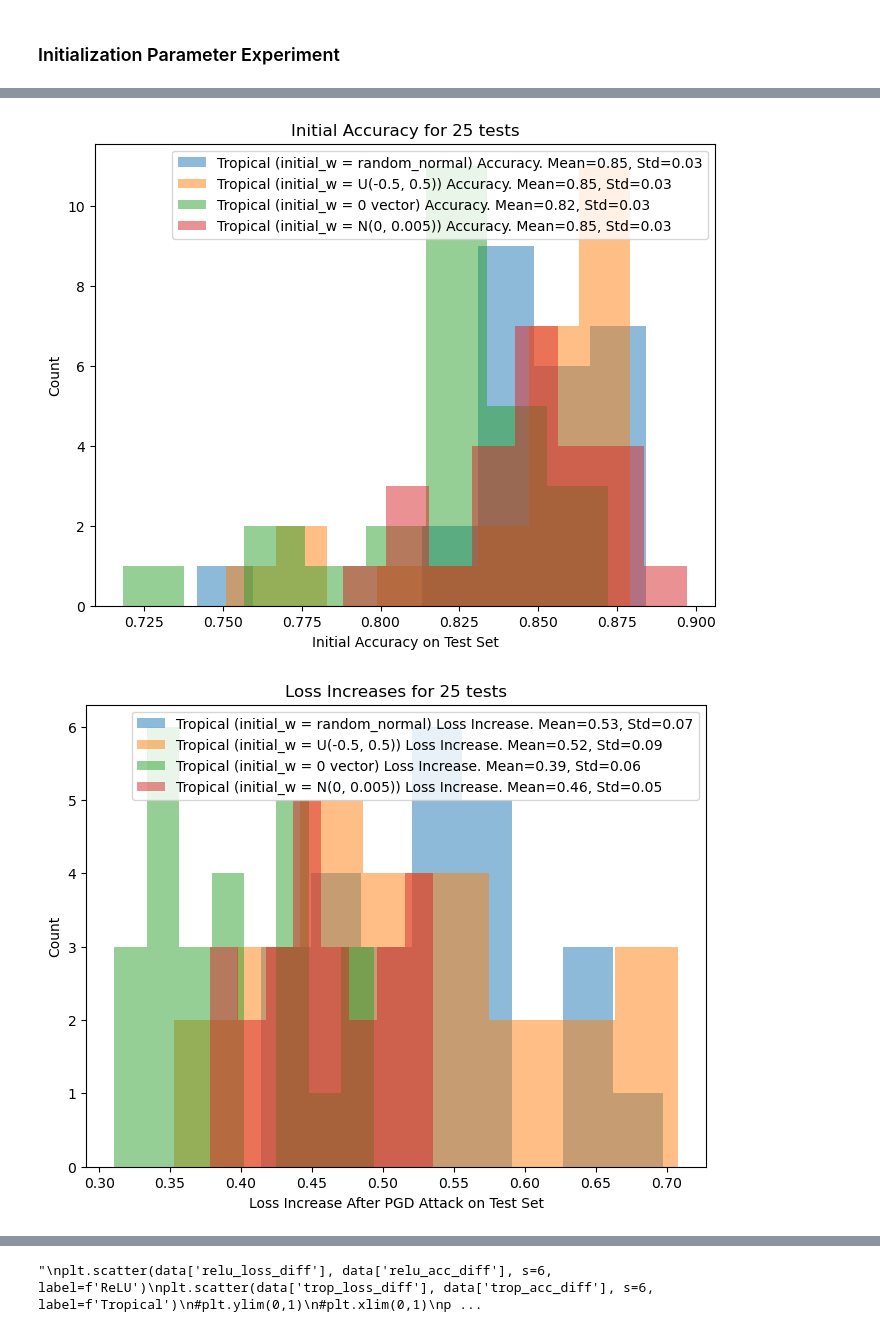
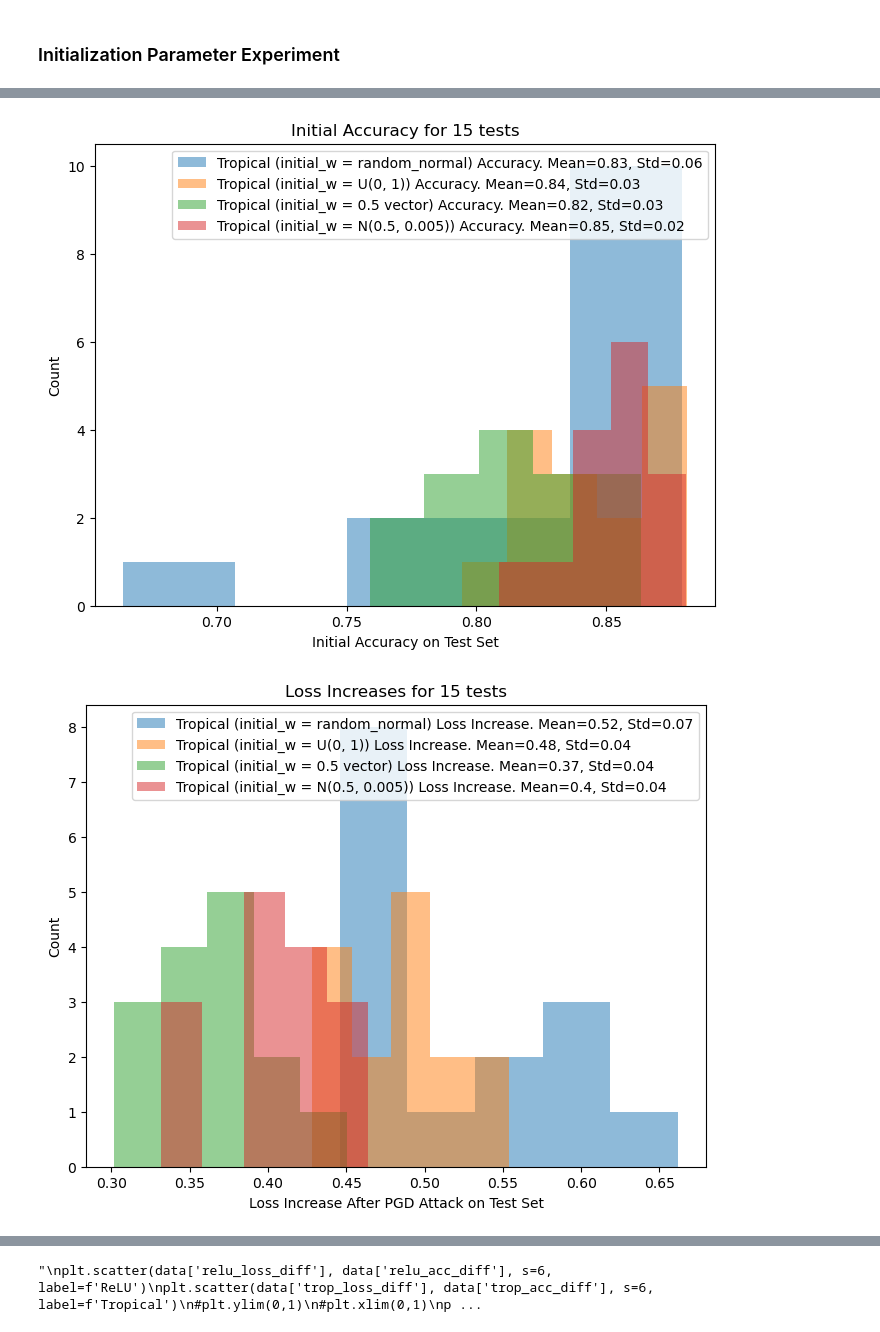
Before and after one commit to deryk96/TropicalNN, a Jupyter notebook: TropicalTest.ipynb, the cells around one changed output, grey strips where cells are left out. Cells and saved outputs as stored; diff of their text form; code cells hidden in the pictures.

```diff
--- a/TropicalTest.ipynb
+++ b/TropicalTest.ipynb
@@ -66,15 +105,15 @@ ReLU model built. Elapsed time: 10.10 seconds /// 0.17 minutes.
 KeyboardInterrupt:
 # %%
 scat_size = 8
-bin_num = 8
+bin_num = 5
 hist_wid = 8
 hist_hei = 6
-data = pd.read_csv("output1.csv")
+data = pd.read_csv("output2.csv")
 rowNum = data.shape[0]
 
-data["relu_loss_diff"] = data['relu_post_loss'] - data['relu_pre_loss']
+#data["relu_loss_diff"] = data['relu_post_loss'] - data['relu_pre_loss']
 data["trop_loss_diff1"] = data['trop_post_loss1'] - data['trop_pre_loss1']
-data["relu_acc_diff"] = data['relu_post_acc'] - data['relu_pre_acc']
+#data["relu_acc_diff"] = data['relu_post_acc'] - data['relu_pre_acc']
 data["trop_acc_diff1"] = data['trop_post_acc1'] - data['trop_pre_acc1']
 
 data["trop_loss_diff2"] = data['trop_post_loss2'] - data['trop_pre_loss2']
@@ -88,9 +127,9 @@ data["trop_acc_diff4"] = data['trop_post_acc4'] - data['trop_pre_acc4']
 
 plt.figure(figsize=(hist_wid,hist_hei))
 plt.hist(np.array(data["trop_pre_loss1"]), bins=bin_num, alpha=0.5, label=f'Tropical (initial_w = random_normal) Loss. Mean={round(data["trop_pre_loss1"].mean(),2)}, Std={round(data["trop_pre_loss1"].std(),2)}')
-plt.hist(np.array(data["trop_pre_loss2"]), bins=bin_num, alpha=0.5, label=f'Tropical (initial_w = U(-0.5, 0.5)) Loss. Mean={round(data["trop_pre_loss2"].mean(),2)}, Std={round(data["trop_pre_loss2"].std(),2)}')
-plt.hist(np.array(data["trop_pre_loss3"]), bins=bin_num, alpha=0.5, label=f'Tropical (initial_w = 0 vector) Loss. Mean={round(data["trop_pre_loss3"].mean(),2)}, Std={round(data["trop_pre_loss3"].std(),2)}')
-plt.hist(np.array(data["trop_pre_loss4"]), bins=bin_num, alpha=0.5, label=f'Tropical (initial_w = N(0, 0.005)) Loss. Mean={round(data["trop_pre_loss4"].mean(),2)}, Std={round(data["trop_pre_loss4"].std(),2)}')
+plt.hist(np.array(data["trop_pre_loss2"]), bins=bin_num, alpha=0.5, label=f'Tropical (initial_w = U(0, 1)) Loss. Mean={round(data["trop_pre_loss2"].mean(),2)}, Std={round(data["trop_pre_loss2"].std(),2)}')
+plt.hist(np.array(data["trop_pre_loss3"]), bins=bin_num, alpha=0.5, label=f'Tropical (initial_w = 0.5 vector) Loss. Mean={round(data["trop_pre_loss3"].mean(),2)}, Std={round(data["trop_pre_loss3"].std(),2)}')
+plt.hist(np.array(data["trop_pre_loss4"]), bins=bin_num, alpha=0.5, label=f'Tropical (initial_w = N(0.5, 0.005)) Loss. Mean={round(data["trop_pre_loss4"].mean(),2)}, Std={round(data["trop_pre_loss4"].std(),2)}')
 plt.xlabel('Initial Loss on Test Set')
 plt.ylabel('Count')
 plt.title(f'Initial Loss for {rowNum} tests')
@@ -99,9 +138,9 @@ plt.show()
 
 plt.figure(figsize=(hist_wid,hist_hei))
 plt.hist(np.array(data["trop_pre_acc1"]), bins=bin_num, alpha=0.5, label=f'Tropical (initial_w = random_normal) Accuracy. Mean={round(data["trop_pre_acc1"].mean(),2)}, Std={round(data["trop_pre_acc1"].std(),2)}')
-plt.hist(np.array(data["trop_pre_acc2"]), bins=bin_num, alpha=0.5, label=f'Tropical (initial_w = U(-0.5, 0.5)) Accuracy. Mean={round(data["trop_pre_acc2"].mean(),2)}, Std={round(data["trop_pre_acc2"].std(),2)}')
-plt.hist(np.array(data["trop_pre_acc3"]), bins=bin_num, alpha=0.5, label=f'Tropical (initial_w = 0 vector) Accuracy. Mean={round(data["trop_pre_acc3"].mean(),2)}, Std={round(data["trop_pre_acc3"].std(),2)}')
-plt.hist(np.array(data["trop_pre_acc4"]), bins=bin_num, alpha=0.5, label=f'Tropical (initial_w = N(0, 0.005)) Accuracy. Mean={round(data["trop_pre_acc4"].mean(),2)}, Std={round(data["trop_pre_acc4"].std(),2)}')
+plt.hist(np.array(data["trop_pre_acc2"]), bins=bin_num, alpha=0.5, label=f'Tropical (initial_w = U(0, 1)) Accuracy. Mean={round(data["trop_pre_acc2"].mean(),2)}, Std={round(data["trop_pre_acc2"].std(),2)}')
+plt.hist(np.array(data["trop_pre_acc3"]), bins=bin_num, alpha=0.5, label=f'Tropical (initial_w = 0.5 vector) Accuracy. Mean={round(data["trop_pre_acc3"].mean(),2)}, Std={round(data["trop_pre_acc3"].std(),2)}')
+plt.hist(np.array(data["trop_pre_acc4"]), bins=bin_num, alpha=0.5, label=f'Tropical (initial_w = N(0.5, 0.005)) Accuracy. Mean={round(data["trop_pre_acc4"].mean(),2)}, Std={round(data["trop_pre_acc4"].std(),2)}')
 plt.xlabel('Initial Accuracy on Test Set')
 plt.ylabel('Count')
 plt.title(f'Initial Accuracy for {rowNum} tests')
@@ -111,9 +150,9 @@ plt.show()
 plt.figure(figsize=(hist_wid,hist_hei))
 #plt.hist(np.array(data["relu_loss_diff"]), bins=bin_num, alpha=0.5, label=f'ReLU Loss Increase. Mean={round(data["relu_loss_diff"].mean(),2)}, Std={round(data["relu_loss_diff"].std(),2)}', color='blue')
 plt.hist(np.array(data["trop_loss_diff1"]), bins=bin_num, alpha=0.5, label=f'Tropical (initial_w = random_normal) Loss Increase. Mean={round(data["trop_loss_diff1"].mean(),2)}, Std={round(data["trop_loss_diff1"].std(),2)}')
-plt.hist(np.array(data["trop_loss_diff2"]), bins=bin_num, alpha=0.5, label=f'Tropical (initial_w = U(-0.5, 0.5)) Loss Increase. Mean={round(data["trop_loss_diff2"].mean(),2)}, Std={round(data["trop_loss_diff2"].std(),2)}')
-plt.hist(np.array(data["trop_loss_diff3"]), bins=bin_num, alpha=0.5, label=f'Tropical (initial_w = 0 vector) Loss Increase. Mean={round(data["trop_loss_diff3"].mean(),2)}, Std={round(data["trop_loss_diff3"].std(),2)}')
-plt.hist(np.array(data["trop_loss_diff4"]), bins=bin_num, alpha=0.5, label=f'Tropical (initial_w = N(0, 0.005)) Loss Increase. Mean={round(data["trop_loss_diff4"].mean(),2)}, Std={round(data["trop_loss_diff4"].std(),2)}')
+plt.hist(np.array(data["trop_loss_diff2"]), bins=bin_num, alpha=0.5, label=f'Tropical (initial_w = U(0, 1)) Loss Increase. Mean={round(data["trop_loss_diff2"].mean(),2)}, Std={round(data["trop_loss_diff2"].std(),2)}')
+plt.hist(np.array(data["trop_loss_diff3"]), bins=bin_num, alpha=0.5, label=f'Tropical (initial_w = 0.5 vector) Loss Increase. Mean={round(data["trop_loss_diff3"].mean(),2)}, Std={round(data["trop_loss_diff3"].std(),2)}')
+plt.hist(np.array(data["trop_loss_diff4"]), bins=bin_num, alpha=0.5, label=f'Tropical (initial_w = N(0.5, 0.005)) Loss Increase. Mean={round(data["trop_loss_diff4"].mean(),2)}, Std={round(data["trop_loss_diff4"].std(),2)}')
 plt.xlabel('Loss Increase After PGD Attack on Test Set')
 plt.ylabel('Count')
 plt.title(f'Loss Increases for {rowNum} tests')
@@ -123,9 +162,9 @@ plt.show()
 plt.figure(figsize=(hist_wid,hist_hei))
 #plt.hist(np.array(data["relu_acc_diff"]), bins=bin_num, alpha=0.5, label=f'ReLU Accuracy Decrease. Mean={round(data["relu_acc_diff"].mean(),2)}, Std={round(data["relu_acc_diff"].std(),2)}', color='blue')
 plt.hist(np.array(data["trop_acc_diff1"]), bins=bin_num, alpha=0.5, label=f'Tropical (initial_w = random_normal) Accuracy Decrease. Mean={round(data["trop_acc_diff1"].mean(),2)}, Std={round(data["trop_acc_diff1"].std(),2)}')
-plt.hist(np.array(data["trop_acc_diff2"]), bins=bin_num, alpha=0.5, label=f'Tropical (initial_w = U(-0.5, 0.5)) Accuracy Decrease. Mean={round(data["trop_acc_diff2"].mean(),2)}, Std={round(data["trop_acc_diff2"].std(),2)}')
-plt.hist(np.array(data["trop_acc_diff3"]), bins=bin_num, alpha=0.5, label=f'Tropical (initial_w = 0 vector) Accuracy Decrease. Mean={round(data["trop_acc_diff3"].mean(),2)}, Std={round(data["trop_acc_diff3"].std(),2)}')
-plt.hist(np.array(data["trop_acc_diff4"]), bins=bin_num, alpha=0.5, label=f'Tropical (initial_w = N(0, 0.005)) Accuracy Decrease. Mean={round(data["trop_acc_diff4"].mean(),2)}, Std={round(data["trop_acc_diff4"].std(),2)}')
+plt.hist(np.array(data["trop_acc_diff2"]), bins=bin_num, alpha=0.5, label=f'Tropical (initial_w = U(0, 1)) Accuracy Decrease. Mean={round(data["trop_acc_diff2"].mean(),2)}, Std={round(data["trop_acc_diff2"].std(),2)}')
+plt.hist(np.array(data["trop_acc_diff3"]), bins=bin_num, alpha=0.5, label=f'Tropical (initial_w = 0.5 vector) Accuracy Decrease. Mean={round(data["trop_acc_diff3"].mean(),2)}, Std={round(data["trop_acc_diff3"].std(),2)}')
+plt.hist(np.array(data["trop_acc_diff4"]), bins=bin_num, alpha=0.5, label=f'Tropical (initial_w = N(0.5, 0.005)) Accuracy Decrease. Mean={round(data["trop_acc_diff4"].mean(),2)}, Std={round(data["trop_acc_diff4"].std(),2)}')
 plt.xlabel('Accuracy Decrease After PGD Attack on Test Set')
 plt.ylabel('Count')
 plt.title(f'Accuracy Decreases for {rowNum} tests')
@@ -135,9 +174,9 @@ plt.show()
 plt.figure(figsize=(hist_wid,hist_hei))
 #plt.scatter(data['relu_pre_loss'], data['relu_post_loss'], s=6, label=f'ReLU')
 plt.scatter(data['trop_pre_loss1'], data['trop_post_loss1'], s=scat_size, label=f'Tropical (initial_w = random_normal)')
-plt.scatter(data['trop_pre_loss2'], data['trop_post_loss2'], s=scat_size, label=f'Tropical (initial_w = U(-0.5, 0.5))')
-plt.scatter(data['trop_pre_loss3'], data['trop_post_loss3'], s=scat_size, label=f'Tropical (initial_w = 0 vector)')
-plt.scatter(data['trop_pre_loss4'], data['trop_post_loss4'], s=scat_size, label=f'Tropical (initial_w = N(0, 0.005))')
+plt.scatter(data['trop_pre_loss2'], data['trop_post_loss2'], s=scat_size, label=f'Tropical (initial_w = U(0, 1))')
+plt.scatter(data['trop_pre_loss3'], data['trop_post_loss3'], s=scat_size, label=f'Tropical (initial_w = 0.5 vector)')
+plt.scatter(data['trop_pre_loss4'], data['trop_post_loss4'], s=scat_size, label=f'Tropical (initial_w = N(0.5, 0.005))')
 plt.xlabel('Pre-Attack Loss')
 plt.ylabel('Post-Attack Loss')
 plt.title(f'Loss for {rowNum} tests')
@@ -147,9 +186,9 @@ plt.show()
 plt.figure(figsize=(hist_wid,hist_hei))
 #plt.scatter(data['relu_pre_acc'], data['relu_post_acc'], s=6, label=f'ReLU')
 plt.scatter(data['trop_pre_acc1'], data['trop_post_acc1'], s=scat_size, label=f'Tropical (initial_w = random_normal)')
-plt.scatter(data['trop_pre_acc2'], data['trop_post_acc2'], s=scat_size, label=f'Tropical (initial_w = U(-0.5, 0.5))')
-plt.scatter(data['trop_pre_acc3'], data['trop_post_acc3'], s=scat_size, label=f'Tropical (initial_w = 0 vector)')
-plt.scatter(data['trop_pre_acc4'], data['trop_post_acc4'], s=scat_size, label=f'Tropical (initial_w = N(0, 0.005))')
+plt.scatter(data['trop_pre_acc2'], data['trop_post_acc2'], s=scat_size, label=f'Tropical (initial_w = U(0, 1))')
+plt.scatter(data['trop_pre_acc3'], data['trop_post_acc3'], s=scat_size, label=f'Tropical (initial_w = 0.5 vector)')
+plt.scatter(data['trop_pre_acc4'], data['trop_post_acc4'], s=scat_size, label=f'Tropical (initial_w = N(0.5, 0.005))')
 plt.xlabel('Pre-Attack Accuracy')
 plt.ylabel('Post-Attack Accuracy')
 plt.title(f'Accuracy for {rowNum} tests')
@@ -171,2 +210,2 @@ plt.show()
-[figure, old version]
+[figure, new version]
-[figure, old version]
+[figure, new version]
```
Also changed, not shown: parts of 4 cells of this notebook, 3 other files.
